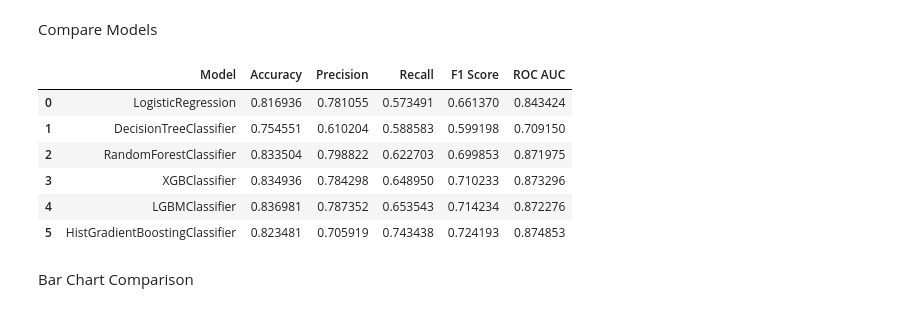
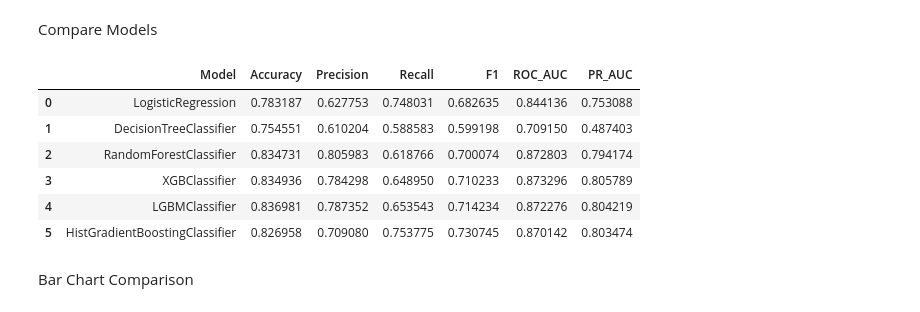
Before and after one commit to adityamd/iiith-capstone-project, a Jupyter notebook: Kiran/04_Baseline_Model.ipynb, the cells around one changed output. Saved outputs shown, nothing was run; the diff lists cells and outputs as text; code cells hidden in the pictures.

```diff
--- a/Kiran/04_Baseline_Model.ipynb
+++ b/Kiran/04_Baseline_Model.ipynb
@@ -396,40 +519,39 @@ weighted avg       0.83      0.82      0.82      4889
 Compare Models
 # %%
 comparison = pd.DataFrame(
-[
-    lr_result,
-    dt_result,
-    rf_result,
-    xgb_result,
-    lgbm_result,
-    hgb_result
-],
-
+    [
+        lr_result,
+        dt_result,
+        rf_result,
+        xgb_result,
+        lgbm_result,
+        hgb_result
+    ],
     columns=[
         "Model",
         "Accuracy",
         "Precision",
         "Recall",
-        "F1 Score",
-        "ROC AUC"
+        "F1",
+        "ROC_AUC",
+        "PR_AUC"
     ]
-
 )
 
 comparison.sort_values(
-    by="F1 Score",
+    by="F1",
     ascending=False
 )
 
 comparison
 # %% [output]
-|  | Model | Accuracy | Precision | Recall | F1 Score | ROC AUC |
-| 0 | LogisticRegression | 0.816936 | 0.781055 | 0.573491 | 0.661370 | 0.843424 |
-| 1 | DecisionTreeClassifier | 0.754551 | 0.610204 | 0.588583 | 0.599198 | 0.709150 |
-| 2 | RandomForestClassifier | 0.833504 | 0.798822 | 0.622703 | 0.699853 | 0.871975 |
-| 3 | XGBClassifier | 0.834936 | 0.784298 | 0.648950 | 0.710233 | 0.873296 |
-| 4 | LGBMClassifier | 0.836981 | 0.787352 | 0.653543 | 0.714234 | 0.872276 |
-| 5 | HistGradientBoostingClassifier | 0.823481 | 0.705919 | 0.743438 | 0.724193 | 0.874853 |
+|  | Model | Accuracy | Precision | Recall | F1 | ROC_AUC | PR_AUC |
+| 0 | LogisticRegression | 0.783187 | 0.627753 | 0.748031 | 0.682635 | 0.844136 | 0.753088 |
+| 1 | DecisionTreeClassifier | 0.754551 | 0.610204 | 0.588583 | 0.599198 | 0.709150 | 0.487403 |
+| 2 | RandomForestClassifier | 0.834731 | 0.805983 | 0.618766 | 0.700074 | 0.872803 | 0.794174 |
+| 3 | XGBClassifier | 0.834936 | 0.784298 | 0.648950 | 0.710233 | 0.873296 | 0.805789 |
+| 4 | LGBMClassifier | 0.836981 | 0.787352 | 0.653543 | 0.714234 | 0.872276 | 0.804219 |
+| 5 | HistGradientBoostingClassifier | 0.826958 | 0.709080 | 0.753775 | 0.730745 | 0.870142 | 0.803474 |
 # %% [markdown]
 Bar Chart Comparison
 # %%
```
Also changed, not shown: parts of 37 cells of this notebook, 2 other files.
